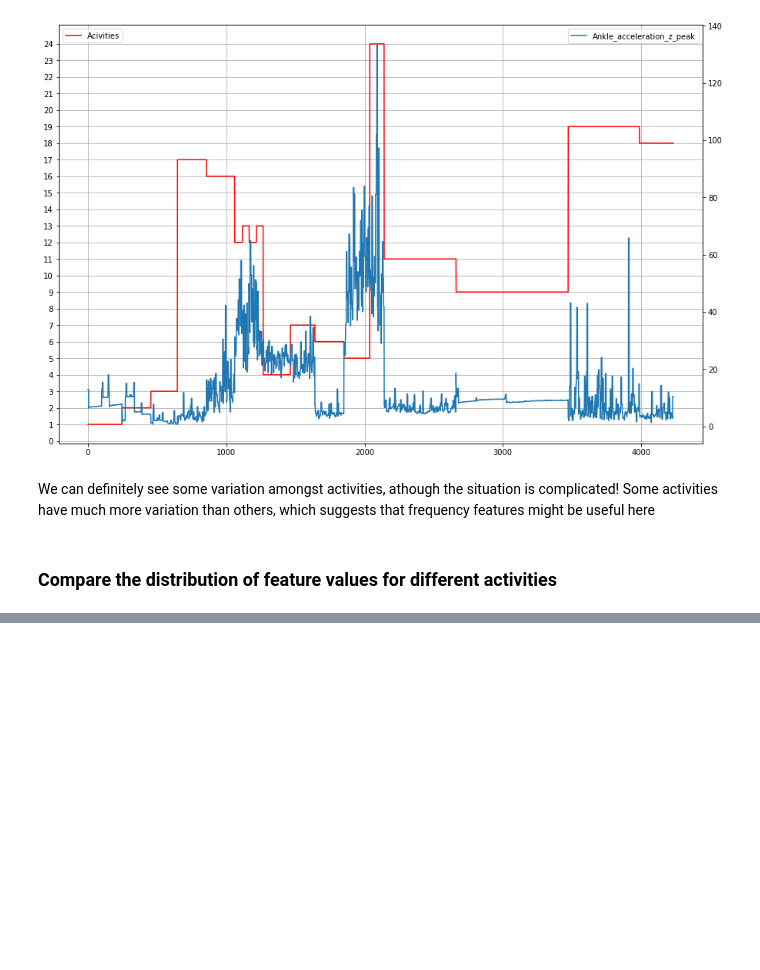
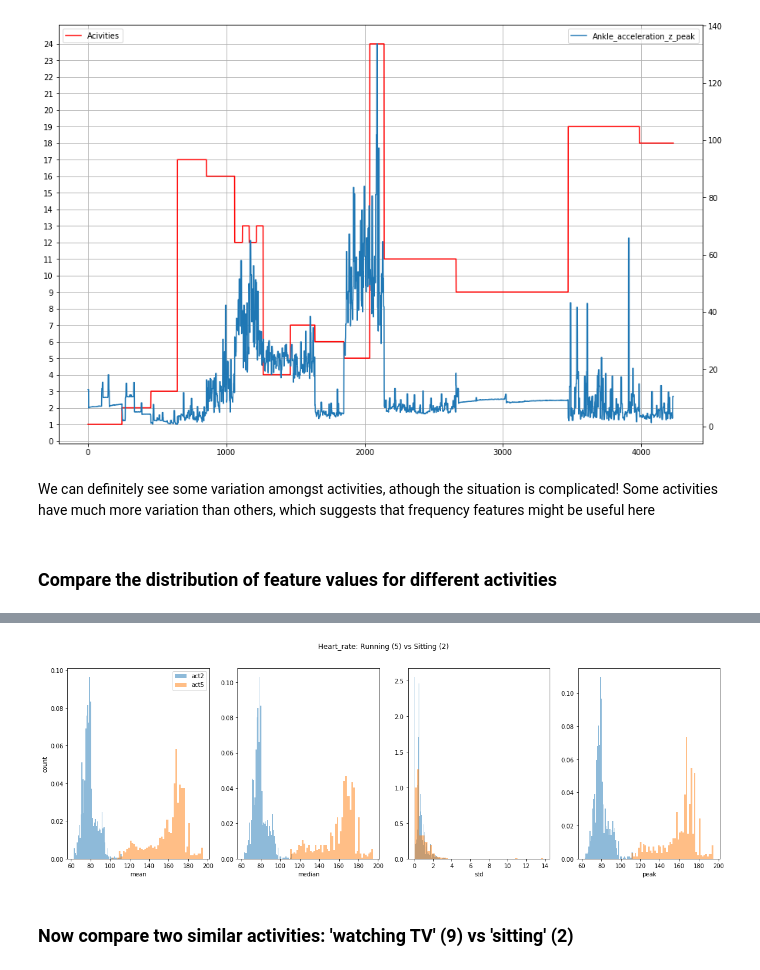
Before and after one commit to kcmeehan/BiometricsActivityClassification, a Jupyter notebook: Features_workflow/Feature_calculation_workflow_test.ipynb, the cells around one changed output, grey strips where cells are left out. Cells and saved outputs as stored; diff of their text form; code cells hidden in the pictures; blank space fills up the shorter version.

```diff
--- a/Features_workflow/Feature_calculation_workflow_test.ipynb
+++ b/Features_workflow/Feature_calculation_workflow_test.ipynb
@@ -250,0 +228,26 @@ Text(0.5,0,'median')
+# %%
+fig = plt.figure(figsize=[20, 6],facecolor='white')
+fig.add_subplot(141)
+plt.hist(activity2['heart_rate_mean'], bins=50, label='act2', alpha=0.5, normed=True)
+plt.hist(activity5['heart_rate_mean'], bins=50, label='act5', alpha=0.5, normed=True)
+plt.xlabel('mean')
+plt.ylabel('count')
+plt.legend()
+fig.add_subplot(142)
+plt.hist(activity2['heart_rate_median'], bins=50, alpha=0.5, normed=True)
+plt.hist(activity5['heart_rate_median'], bins=50, alpha=0.5, normed=True)
+plt.xlabel('median')
+fig.add_subplot(143)
+plt.hist(activity2['heart_rate_std'], bins=50, alpha=0.5, normed=True)
+plt.hist(activity5['heart_rate_std'], bins=50, alpha=0.5, normed=True)
+plt.xlabel('std')
+fig.add_subplot(144)
+plt.hist(activity2['heart_rate_peak'], bins=50, alpha=0.5, normed=True)
+plt.hist(activity5['heart_rate_peak'], bins=50, alpha=0.5, normed=True)
+plt.xlabel('peak')
+fig.suptitle('Heart_rate: Running (5) vs Sitting (2)')
+plt.show()
+# %% [output]
+[figure, added]
+# %% [markdown]
+### Now compare two similar activities: 'watching TV' (9) vs 'sitting' (2)
```
Also changed, not shown: parts of 48 cells of this notebook, 1 other file.
